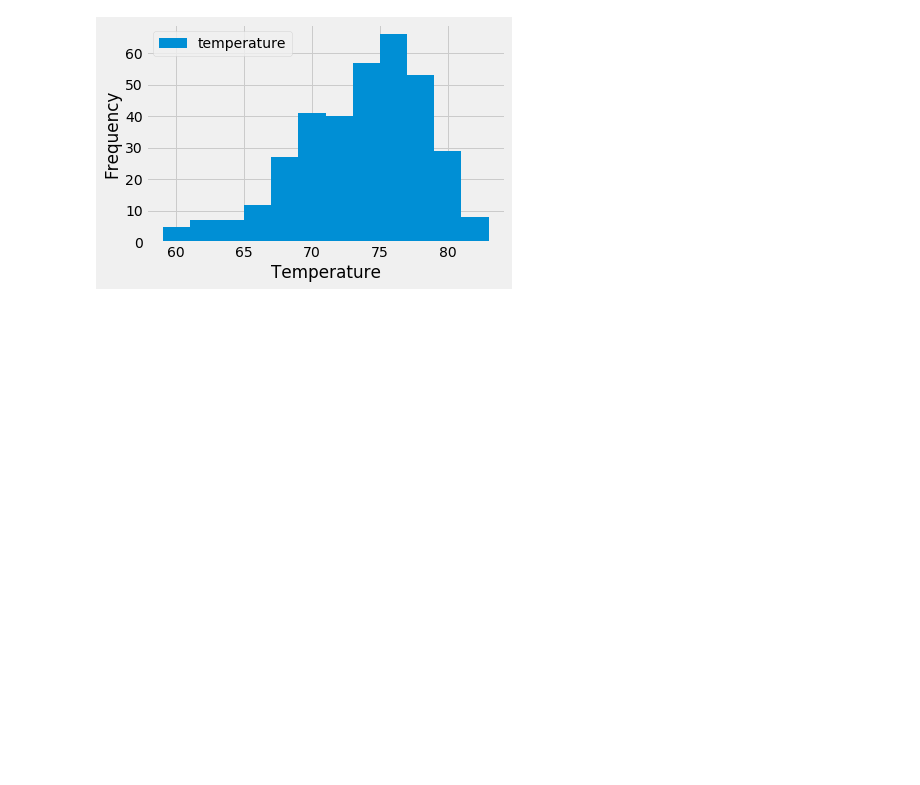
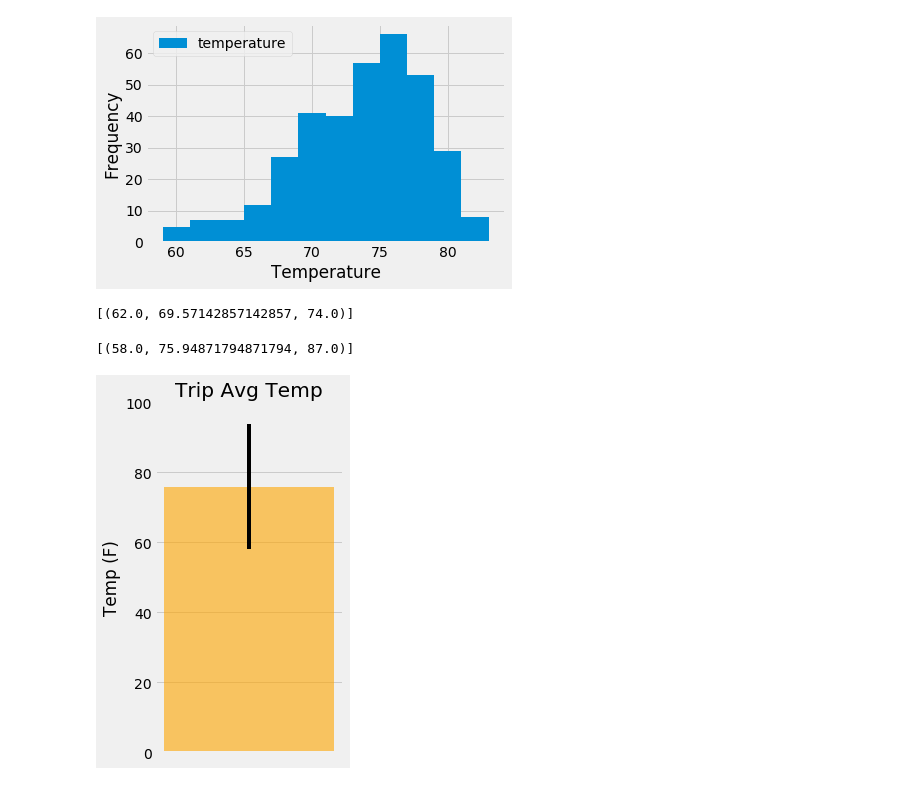
Before and after one commit to AmosJAMcLovin/sqlalchemy-challenge, a Jupyter notebook: climate_app.ipynb, the cells around one changed output. Drawn from its saved outputs; the diff is of its cells as text; code cells hidden in the pictures; blank space fills up the shorter version.

```diff
--- a/climate_app.ipynb
+++ b/climate_app.ipynb
@@ -146,0 +149,51 @@ plt.show()
+# %%
+ # This function called `calc_temps` will accept start date and end date in the format '%Y-%m-%d'
+# and return the minimum, average, and maximum temperatures for that range of dates
+def calc_temps(start_date, end_date):
+    """TMIN, TAVG, and TMAX for a list of dates.
+
+    Args:
+        start_date (string): A date string in the format %Y-%m-%d
+        end_date (string): A date string in the format %Y-%m-%d
+
+    Returns:
+        TMIN, TAVE, and TMAX
+    """
+
+    return session.query(func.min(Measurement.tobs), func.avg(Measurement.tobs), func.max(Measurement.tobs)).\
+        filter(Measurement.date >= start_date).filter(Measurement.date <= end_date).all()
+
+# function usage example
+print(calc_temps('2012-02-28', '2012-03-05'))
+# %% [output]
+[(62.0, 69.57142857142857, 74.0)]
+# %%
+# Use your previous function `calc_temps` to calculate the tmin, tavg, and tmax
+# for your trip using the previous year's data for those same dates.
+trip_temps = calc_temps('2017-04-18','2017-07-10')
+trip_temps
+# %% [output]
+[(58.0, 75.94871794871794, 87.0)]
+# %%
+# Plot the results from your previous query as a bar chart.
+# Use "Trip Avg Temp" as your Title
+# Use the average temperature for the y value
+# Use the peak-to-peak (tmax-tmin) value as the y error bar (yerr)
+
+min_temp = trip_temps[0][1]
+avg_temp = trip_temps[0][1]
+max_temp = trip_temps[0][0]
+
+min_error = avg_temp - min_temp
+max_error = max_temp - avg_temp
+
+plt.figure(figsize=(3,6))
+plt.bar(0, avg_temp, yerr=[max_temp-min_temp], color = 'orange', alpha=.6)
+plt.title('Trip Avg Temp')
+plt.ylim(0,100)
+plt.ylabel('Temp (F)')
+plt.xticks([])
+
+plt.show()
+# %% [output]
+[figure, added]
```
Also changed, not shown: parts of 7 cells of this notebook.
